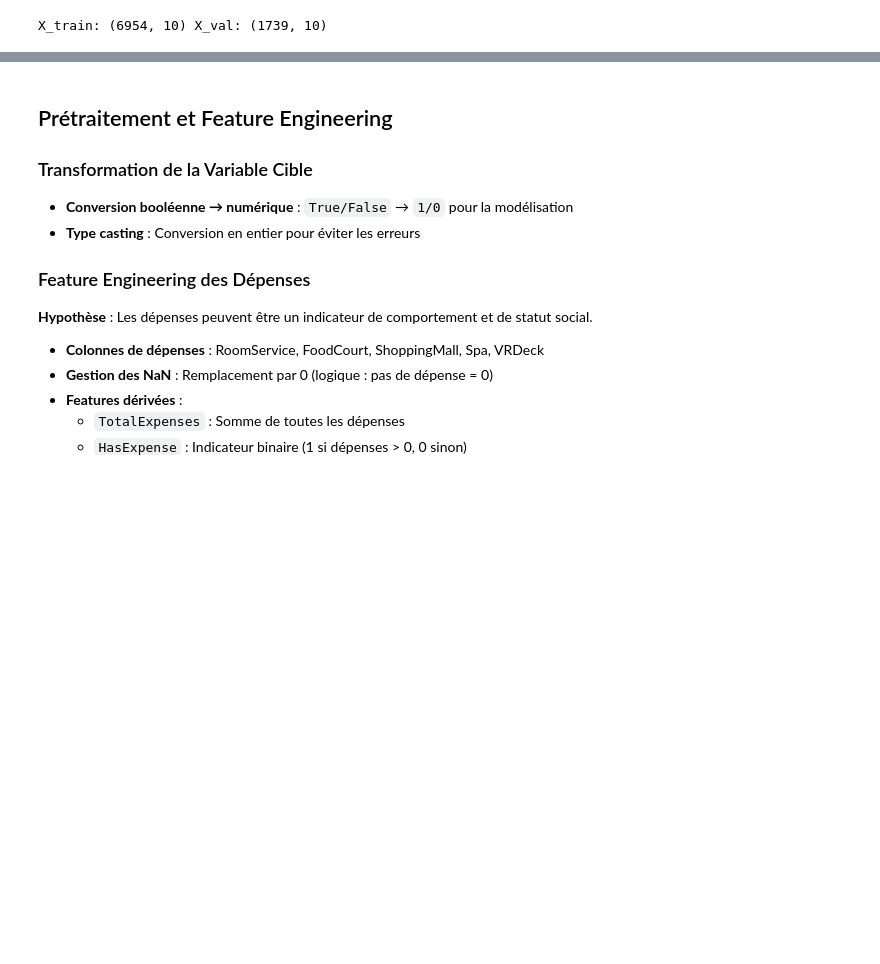
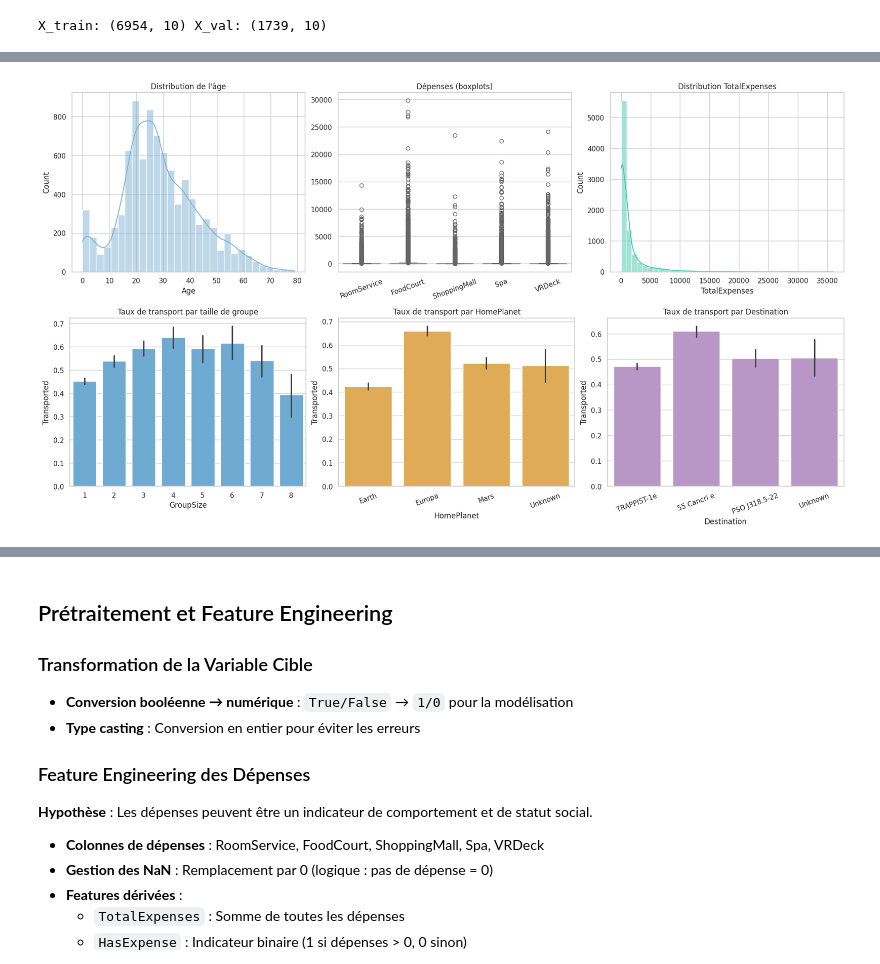
Before and after one commit to VictorSulivan/pythonNotebookTitanic, a Jupyter notebook: prediction_spaceship_titanic.ipynb, the cells around one changed output, grey strips where cells are left out. Saved outputs shown, nothing was run; the diff lists cells and outputs as text; code cells hidden in the pictures; blank space fills up the shorter version.

```diff
--- a/prediction_spaceship_titanic.ipynb
+++ b/prediction_spaceship_titanic.ipynb
@@ -93,0 +153,43 @@ X_train: (6954, 10) X_val: (1739, 10)
+# %%
+# Affichages: EDA pour features dérivées
+import numpy as np
+import matplotlib.pyplot as plt
+import seaborn as sns
+
+fig = plt.figure(constrained_layout=True, figsize=(18, 10))
+subfigs = fig.subfigures(2, 1, height_ratios=[1, 1])
+
+# Ligne 1: Age & dépenses
+ax1, ax2, ax3 = subfigs[0].subplots(1, 3)
+sns.histplot(train_df['Age'], bins=30, kde=True, ax=ax1, color='#7FB3D5')
+ax1.set_title('Distribution de l\'âge')
+
+sns.boxplot(data=train_df[['RoomService','FoodCourt','ShoppingMall','Spa','VRDeck']].fillna(0), ax=ax2, palette='Set3')
+ax2.set_title('Dépenses (boxplots)')
+ax2.set_xticklabels(ax2.get_xticklabels(), rotation=20)
+
+sns.histplot(train_df['TotalExpenses'], bins=40, kde=True, ax=ax3, color='#48C9B0')
+ax3.set_title('Distribution TotalExpenses')
+
+# Ligne 2: Groupes & catégorielles
+ax4, ax5, ax6 = subfigs[1].subplots(1, 3)
+
+# Group size vs target
+sns.barplot(x='GroupSize', y='Transported', data=train_df, ax=ax4, color='#5DADE2', estimator=np.mean)
+ax4.set_title('Taux de transport par taille de groupe')
+
+# Catégories: HomePlanet
+order_hp = train_df['HomePlanet'].value_counts().index
+sns.barplot(x='HomePlanet', y='Transported', data=train_df, order=order_hp, estimator=np.mean, ax=ax5, color='#F5B041')
+ax5.set_title('Taux de transport par HomePlanet')
+ax5.set_xticklabels(ax5.get_xticklabels(), rotation=20)
+
+# Catégories: Destination
+order_dest = train_df['Destination'].value_counts().index
+sns.barplot(x='Destination', y='Transported', data=train_df, order=order_dest, estimator=np.mean, ax=ax6, color='#BB8FCE')
+ax6.set_title('Taux de transport par Destination')
+ax6.set_xticklabels(ax6.get_xticklabels(), rotation=20)
+
+plt.show()
+# %% [output]
+[figure, added]
```
Also changed, not shown: parts of 9 cells of this notebook.
